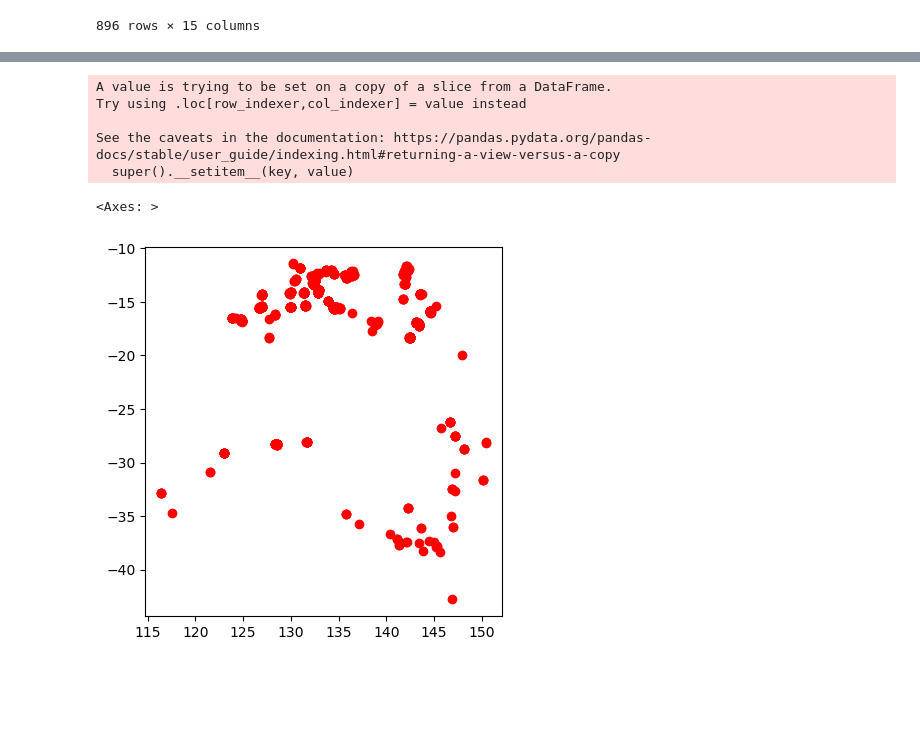
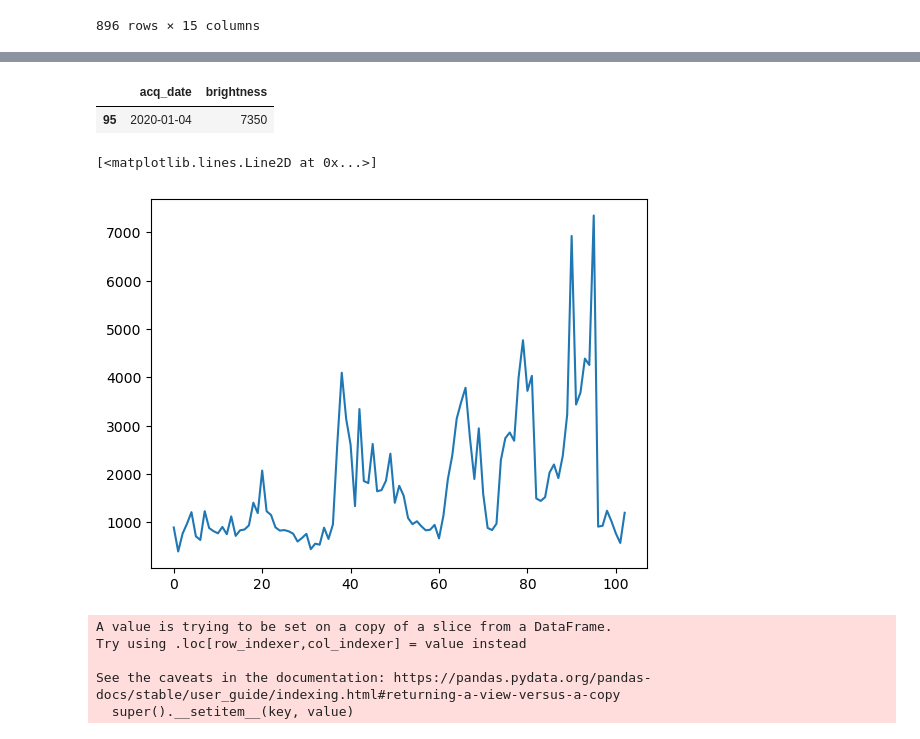
Before and after one commit to lun55/GIS_Learn, a Jupyter notebook: Jupyter/作业/aus.ipynb, the cells around one changed output, grey strips where cells are left out. Saved outputs shown, nothing was run; the diff lists cells and outputs as text; code cells hidden in the pictures; blank space fills up the shorter version.

```diff
--- a/Jupyter/作业/aus.ipynb
+++ b/Jupyter/作业/aus.ipynb
@@ -50,3 +54,6 @@ data_19_10_1
 | 894 | -28.121 | 150.479 | 316.4 | 2.8 | 1.6 | 2019-10-01 | 2335 | Terra | MODIS | ... |
 | 895 | -28.123 | 150.473 | 316 | 2.8 | 1.6 | 2019-10-01 | 2335 | Terra | MODIS | ... |
 896 rows × 15 columns
+# %%
+data_count = data.groupby(by='acq_date',as_index = False).agg({'brightness':'count'})
+data_count
@@ -53,3 +74,14 @@ data_19_10_1
+# %%
+data_count[data_count['brightness']==data_count['brightness'].max()]
+# %% [output]
+|  | acq_date | brightness |
+| 95 | 2020-01-04 | 7350 |
+# %%
+plt.plot(data_count.brightness)
+plt.title()
+# %% [output]
+[<matplotlib.lines.Line2D at 0x...>]
+[figure, added]
 # %%
 data_19_10_1['geometry'] = gpd.points_from_xy(data_19_10_1['longitude'],data_19_10_1['latitude'])
 data_19_10_1 = data_19_10_1.set_crs('epsg:4326')
@@ -79,8 +111,3 @@ fig.update_layout(title = 'Australian Fires',
                   title_x = 0.5)
 
 fig.show()
-# %%
-df.plot(color='red')
-# %% [output]
-<Axes: >
-[figure, removed]
```
Also changed, not shown: parts of 13 cells of this notebook.
